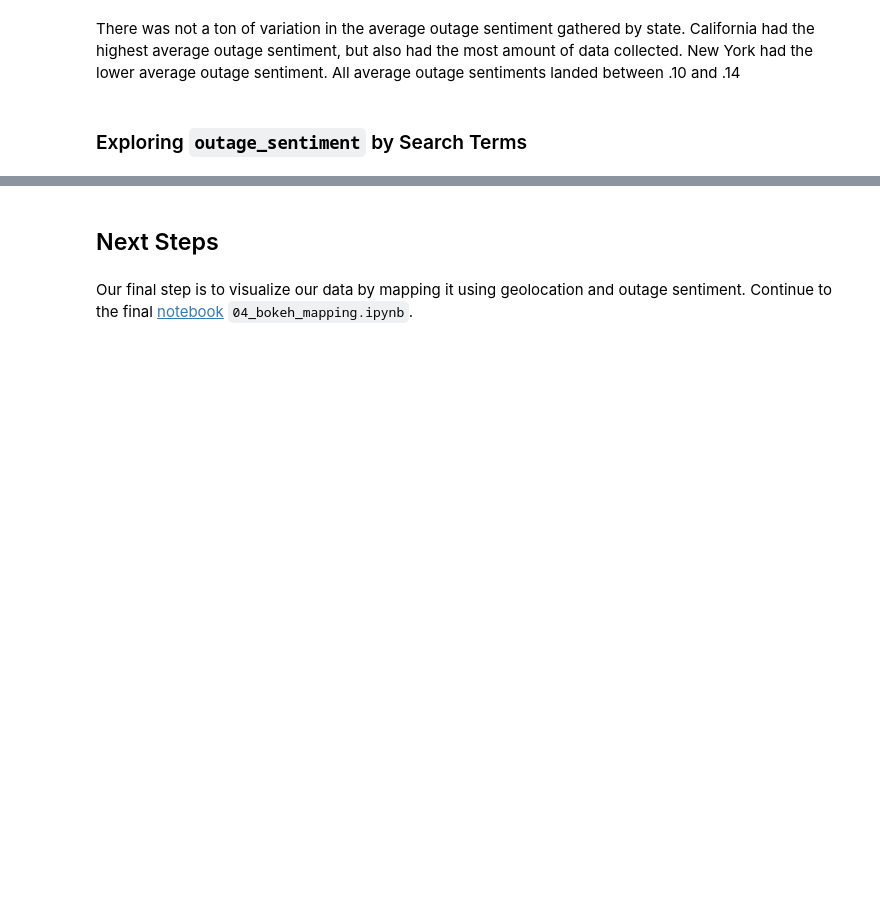
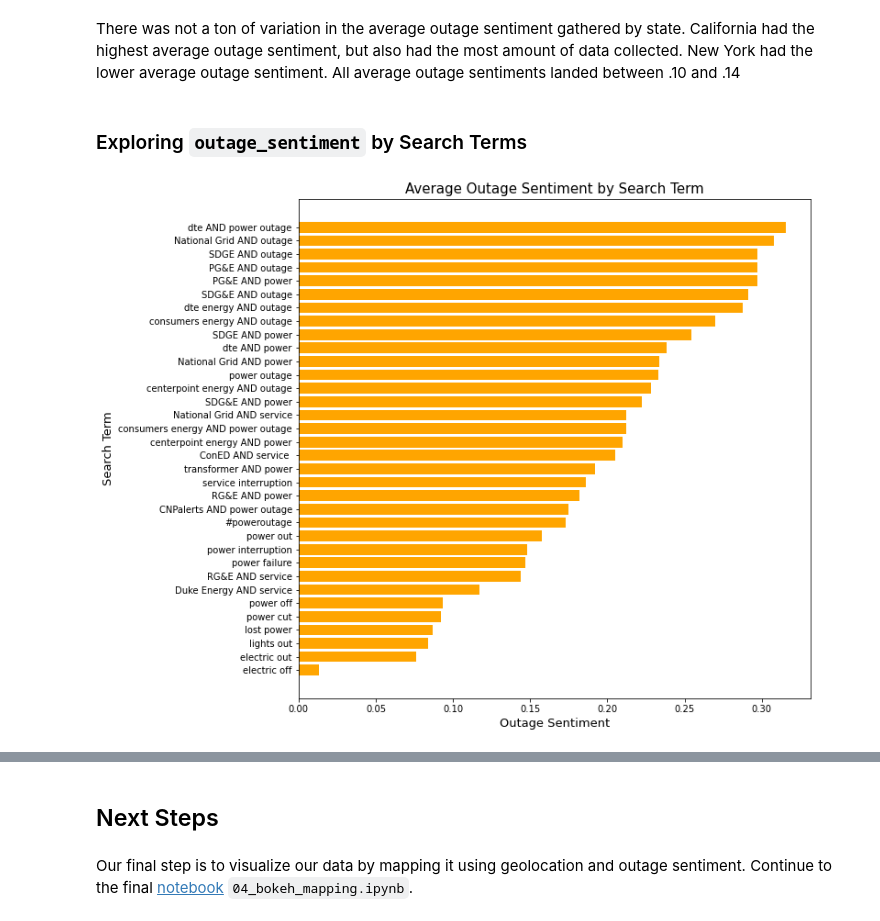
Before and after one commit to dmedellin2/mapping_power_outages, a Jupyter notebook: code/03_EDA.ipynb, the cells around one changed output, grey strips where cells are left out. Drawn from its saved outputs; the diff is of its cells as text; code cells hidden in the pictures; blank space fills up the shorter version.

```diff
--- a/code/03_EDA.ipynb
+++ b/code/03_EDA.ipynb
@@ -183,0 +186,10 @@ There was not a ton of variation in the average outage sentiment gathered by sta
+# %%
+st_os = tweets.groupby('search_term')['outage_sentiment'].mean().sort_values()
+# %%
+plt.figure(figsize=(10,10))
+plt.barh(width=st_os,y=st_os.index,color='orange')
+plt.title('Average Outage Sentiment by Search Term',size=15)
+plt.ylabel('Search Term',size=13)
+plt.xlabel('Outage Sentiment',size=13);
+# %% [output]
+[figure, added]
```
Also changed, not shown: parts of 2 cells of this notebook, 1 other file.
